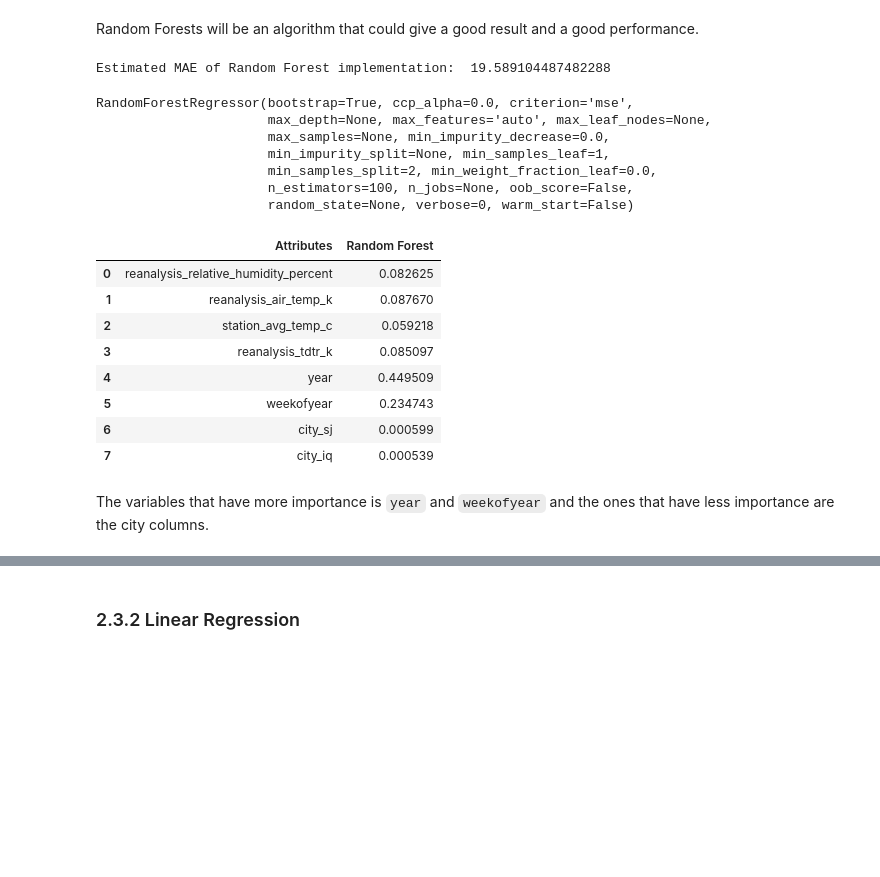
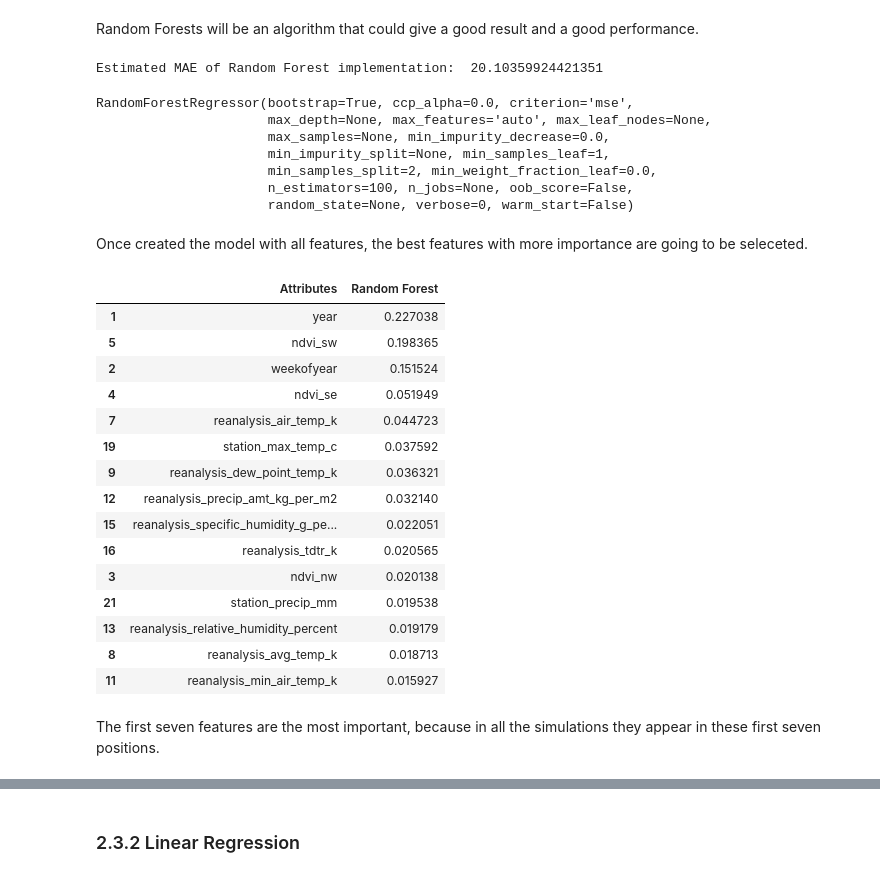
Before and after one commit to raulbs7/Machine-Learning-Techniques-Project, a Jupyter notebook: Dengue_Supervised_Project/2_Baseline.ipynb, the cells around one changed output, grey strips where cells are left out. Saved outputs shown, nothing was run; the diff lists cells and outputs as text; code cells hidden in the pictures; blank space fills up the shorter version.

```diff
--- a/Dengue_Supervised_Project/2_Baseline.ipynb
+++ b/Dengue_Supervised_Project/2_Baseline.ipynb
@@ -193,3 +193,9 @@ plt.title('Evolution Cases in Iquitos')
 plt.show()
 # %% [output]
 [figure]
+# %%
+train_sj = train[train.city == 0]
+train_iq = train[(train.city == 0)]
+# %%
+train = train_sj.append(train_iq)
+train.shape
@@ -196,2 +204,5 @@ plt.show()
+# %%
+train = pd.get_dummies(train, columns=['month'])
+test = pd.get_dummies(test, columns=['month'])
 # %% [markdown]
 Before creating different models, there are going to be selected the features that were choosen for training.
@@ -226,3 +233,7 @@ cv = KFold(n_splits = 10, shuffle = False)
+# %%
+X_train = train.drop(['total_cases'], axis=1)
+X_test = test
+y_train = train['total_cases']
 # %%
 fold_mae = []
 
@@ -242,7 +253,7 @@ forest_mae = sum(fold_mae)/len(fold_mae)
 
 print('Estimated MAE of Random Forest implementation: ', forest_mae)
 # %% [output]
-Estimated MAE of Random Forest implementation:  19.589104487482288
+Estimated MAE of Random Forest implementation:  20.10359924421351
 # %%
 forest = RandomForestRegressor()
 forest.fit(X_train, y_train)
@@ -254,18 +265,28 @@ RandomForestRegressor(bootstrap=True, ccp_alpha=0.0, criterion='mse',
                       min_samples_split=2, min_weight_fraction_leaf=0.0,
                       n_estimators=100, n_jobs=None, oob_score=False,
                       random_state=None, verbose=0, warm_start=False)
+# %% [markdown]
+Once created the model with all features, the best features with more importance are going to be seleceted.
 # %%
-pd.DataFrame({'Attributes': X_train.columns,
-              'Random Forest': forest.feature_importances_})
+feat_forest = pd.DataFrame({'Attributes': X_train.columns,
+                                'Random Forest': forest.feature_importances_})
+feat_forest.sort_values('Random Forest', ascending=False).head(15)
 # %% [output]
 |  | Attributes | Random Forest |
-| 0 | reanalysis_relative_humidity_percent | 0.082625 |
-| 1 | reanalysis_air_temp_k | 0.087670 |
-| 2 | station_avg_temp_c | 0.059218 |
-| 3 | reanalysis_tdtr_k | 0.085097 |
-| 4 | year | 0.449509 |
-| 5 | weekofyear | 0.234743 |
-| 6 | city_sj | 0.000599 |
-| 7 | city_iq | 0.000539 |
+| 1 | year | 0.227038 |
+| 5 | ndvi_sw | 0.198365 |
+| 2 | weekofyear | 0.151524 |
+| 4 | ndvi_se | 0.051949 |
+| 7 | reanalysis_air_temp_k | 0.044723 |
+| 19 | station_max_temp_c | 0.037592 |
+| 9 | reanalysis_dew_point_temp_k | 0.036321 |
+| 12 | reanalysis_precip_amt_kg_per_m2 | 0.032140 |
+| 15 | reanalysis_specific_humidity_g_pe... | 0.022051 |
+| 16 | reanalysis_tdtr_k | 0.020565 |
+| 3 | ndvi_nw | 0.020138 |
+| 21 | station_precip_mm | 0.019538 |
+| 13 | reanalysis_relative_humidity_percent | 0.019179 |
+| 8 | reanalysis_avg_temp_k | 0.018713 |
+| 11 | reanalysis_min_air_temp_k | 0.015927 |
-# %% [markdown]
-The variables that have more importance is ``year`` and ``weekofyear`` and the ones that have less importance are the city columns.
+# %% [markdown]
+The first seven features are the most important, because in all the simulations they appear in these first seven positions.
```
Also changed, not shown: parts of 51 cells of this notebook.
